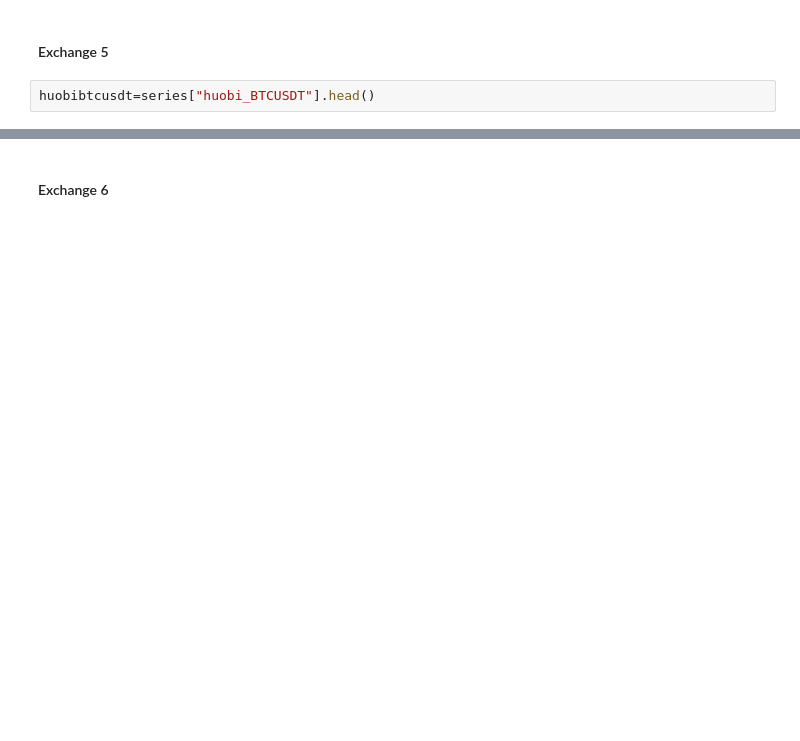
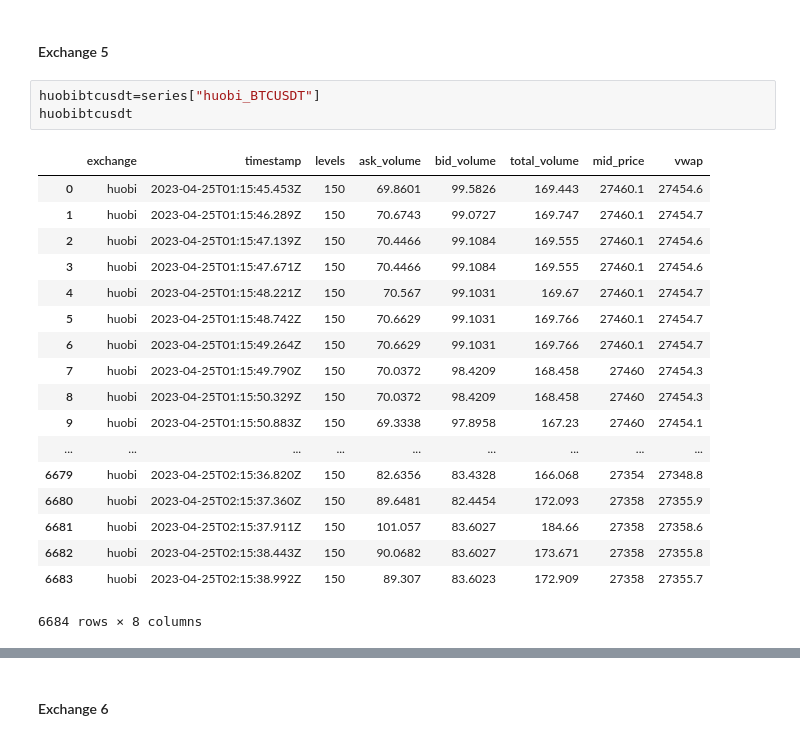
Before and after one commit to Tania-Bell/MyST_Lab4, a Jupyter notebook: notebook.ipynb, the cells around one changed output, grey strips where cells are left out. Cells and saved outputs as stored; diff of their text form; blank space fills up the shorter version.

```diff
--- a/notebook.ipynb
+++ b/notebook.ipynb
@@ -302,6 +389,26 @@ bitfinexethusdt=series["bitfinex_ETHUSDT"].head()
 # %% [markdown]
 #### Exchange 5
 # %%
-huobibtcusdt=series["huobi_BTCUSDT"].head()
+huobibtcusdt=series["huobi_BTCUSDT"]
+huobibtcusdt
+# %% [output]
+|  | exchange | timestamp | levels | ask_volume | bid_volume | total_volume | mid_price | vwap |
+| 0 | huobi | 2023-04-25T01:15:45.453Z | 150 | 69.8601 | 99.5826 | 169.443 | 27460.1 | 27454.6 |
+| 1 | huobi | 2023-04-25T01:15:46.289Z | 150 | 70.6743 | 99.0727 | 169.747 | 27460.1 | 27454.7 |
+| 2 | huobi | 2023-04-25T01:15:47.139Z | 150 | 70.4466 | 99.1084 | 169.555 | 27460.1 | 27454.6 |
+| 3 | huobi | 2023-04-25T01:15:47.671Z | 150 | 70.4466 | 99.1084 | 169.555 | 27460.1 | 27454.6 |
+| 4 | huobi | 2023-04-25T01:15:48.221Z | 150 | 70.567 | 99.1031 | 169.67 | 27460.1 | 27454.7 |
+| 5 | huobi | 2023-04-25T01:15:48.742Z | 150 | 70.6629 | 99.1031 | 169.766 | 27460.1 | 27454.7 |
+| 6 | huobi | 2023-04-25T01:15:49.264Z | 150 | 70.6629 | 99.1031 | 169.766 | 27460.1 | 27454.7 |
+| 7 | huobi | 2023-04-25T01:15:49.790Z | 150 | 70.0372 | 98.4209 | 168.458 | 27460 | 27454.3 |
+| 8 | huobi | 2023-04-25T01:15:50.329Z | 150 | 70.0372 | 98.4209 | 168.458 | 27460 | 27454.3 |
+| 9 | huobi | 2023-04-25T01:15:50.883Z | 150 | 69.3338 | 97.8958 | 167.23 | 27460 | 27454.1 |
+| ... | ... | ... | ... | ... | ... | ... | ... | ... |
+| 6679 | huobi | 2023-04-25T02:15:36.820Z | 150 | 82.6356 | 83.4328 | 166.068 | 27354 | 27348.8 |
+| 6680 | huobi | 2023-04-25T02:15:37.360Z | 150 | 89.6481 | 82.4454 | 172.093 | 27358 | 27355.9 |
+| 6681 | huobi | 2023-04-25T02:15:37.911Z | 150 | 101.057 | 83.6027 | 184.66 | 27358 | 27358.6 |
+| 6682 | huobi | 2023-04-25T02:15:38.443Z | 150 | 90.0682 | 83.6027 | 173.671 | 27358 | 27355.8 |
+| 6683 | huobi | 2023-04-25T02:15:38.992Z | 150 | 89.307 | 83.6023 | 172.909 | 27358 | 27355.7 |
+6684 rows × 8 columns
 # %%
 #grafica exchange 5
```
Also changed, not shown: parts of 17 cells of this notebook.
